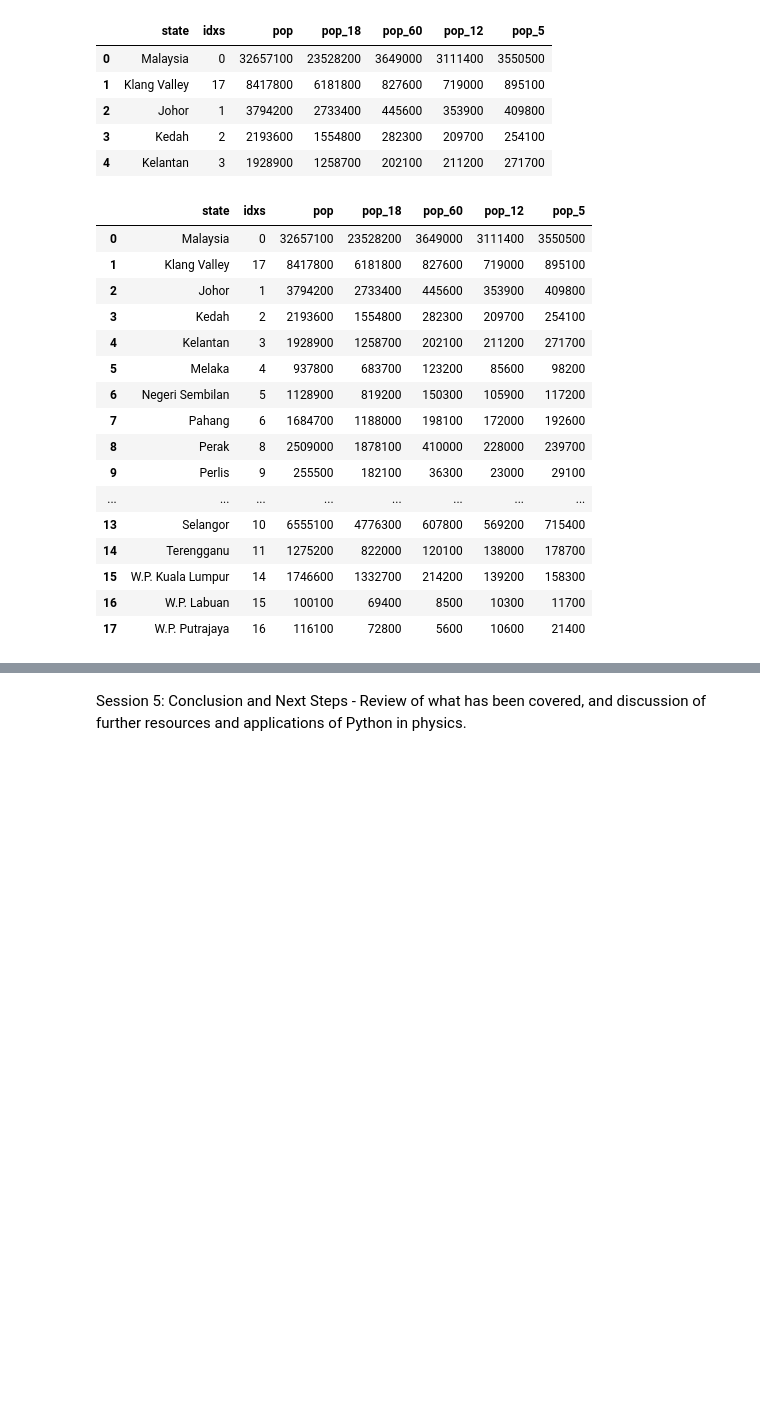
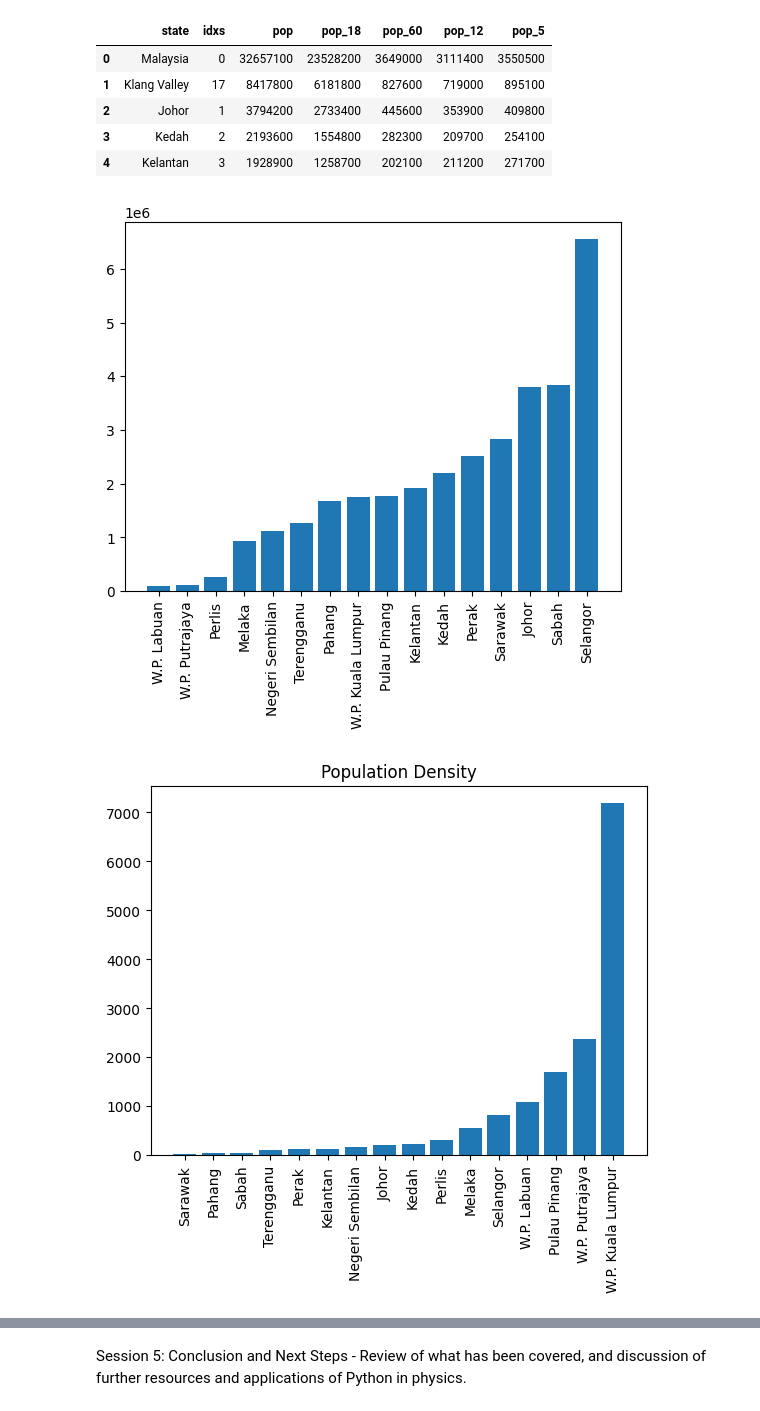
Before and after one commit to Lim1029/Python-Code-Camp, a Jupyter notebook: Day 2 Complete.ipynb, the cells around one changed output, grey strips where cells are left out. Cells and saved outputs as stored; diff of their text form; code cells hidden in the pictures; blank space fills up the shorter version.

```diff
--- a/Day 2 Complete.ipynb
+++ b/Day 2 Complete.ipynb
@@ -115,23 +115,59 @@ df.head()
 | 2 | Johor | 1 | 3794200 | 2733400 | 445600 | 353900 | 409800 |
 | 3 | Kedah | 2 | 2193600 | 1554800 | 282300 | 209700 | 254100 |
 | 4 | Kelantan | 3 | 1928900 | 1258700 | 202100 | 211200 | 271700 |
-# %%
-df
-# %% [output]
-|  | state | idxs | pop | pop_18 | pop_60 | pop_12 | pop_5 |
-| 0 | Malaysia | 0 | 32657100 | 23528200 | 3649000 | 3111400 | 3550500 |
-| 1 | Klang Valley | 17 | 8417800 | 6181800 | 827600 | 719000 | 895100 |
-| 2 | Johor | 1 | 3794200 | 2733400 | 445600 | 353900 | 409800 |
-| 3 | Kedah | 2 | 2193600 | 1554800 | 282300 | 209700 | 254100 |
-| 4 | Kelantan | 3 | 1928900 | 1258700 | 202100 | 211200 | 271700 |
-| 5 | Melaka | 4 | 937800 | 683700 | 123200 | 85600 | 98200 |
-| 6 | Negeri Sembilan | 5 | 1128900 | 819200 | 150300 | 105900 | 117200 |
-| 7 | Pahang | 6 | 1684700 | 1188000 | 198100 | 172000 | 192600 |
-| 8 | Perak | 8 | 2509000 | 1878100 | 410000 | 228000 | 239700 |
-| 9 | Perlis | 9 | 255500 | 182100 | 36300 | 23000 | 29100 |
-| ... | ... | ... | ... | ... | ... | ... | ... |
-| 13 | Selangor | 10 | 6555100 | 4776300 | 607800 | 569200 | 715400 |
-| 14 | Terengganu | 11 | 1275200 | 822000 | 120100 | 138000 | 178700 |
-| 15 | W.P. Kuala Lumpur | 14 | 1746600 | 1332700 | 214200 | 139200 | 158300 |
-| 16 | W.P. Labuan | 15 | 100100 | 69400 | 8500 | 10300 | 11700 |
-| 17 | W.P. Putrajaya | 16 | 116100 | 72800 | 5600 | 10600 | 21400 |
+# %%
+import pandas as pd
+import matplotlib.pyplot as plt
+
+population_table = pd.read_csv('population.csv')
+population_table.loc[0]
+
+no_malaysia = population_table[population_table['state'] != 'Malaysia']
+only_states = no_malaysia[no_malaysia['state']!='Klang Valley']
+only_states
+population_table[population_table['pop'] > 5000000]
+sorted_table = only_states.sort_values(by=['pop'])
+x = sorted_table['state']
+y = sorted_table['pop']
+plt.bar(x,y)
+plt.xticks(rotation=90)
+plt.show()
+sorted_table['pop18to60'] = sorted_table['pop_18'] - sorted_table['pop_60']
+sorted_table['pop_baby'] = sorted_table['pop'] - sorted_table['pop_18'] - sorted_table['pop_5'] - sorted_table['pop_12']
+sorted_table
+state_area = [92,49,819,1712,6658,12950,35965,243,1049,15040,9492,21146,124450,19166,73621,7951]
+sorted_table['area_of_state'] = state_area
+sorted_table['pop_dens'] = sorted_table['pop'] / sorted_table['area_of_state']
+sorted_table
+sort_pop_dens_table = sorted_table.sort_values(by=['pop_dens'])
+x = sort_pop_dens_table['state']
+y = sort_pop_dens_table['pop_dens']
+
+plt.bar(x,y)
+plt.xticks(rotation=90)
+# plt.ylim(0,3000)
+plt.title('Population Density')
+plt.show()
+x = sorted_table['state']
+y_baby = sorted_table['pop_baby']
+y_children = sorted_table['pop_5']
+y_teenager = sorted_table['pop_12']
+y_adults = sorted_table['pop18to60']
+y_elderly = sorted_table['pop_60']
+
+plt.bar(x,y_baby, label='baby')
+plt.bar(x,y_children, label="5-12 yo", bottom=y_baby)
+plt.bar(x,y_teenager, label="12-18 yo", bottom=y_baby+y_children)
+plt.bar(x,y_adults, label="18-60 yo", bottom=y_baby+y_children+y_teenager)
+plt.bar(x,y_elderly, label="60+ yo", bottom=y_baby+y_children+y_teenager+y_adults)
+
+
+plt.xticks(rotation=90)
+plt.legend()
+plt.title('Population in Malaysia')
+plt.ylabel("Number")
+plt.xlabel("States")
+plt.show()
+# %% [output]
+[figure, added]
+[figure, added]
```
Also changed, not shown: parts of 2 cells of this notebook, 4 other files.
